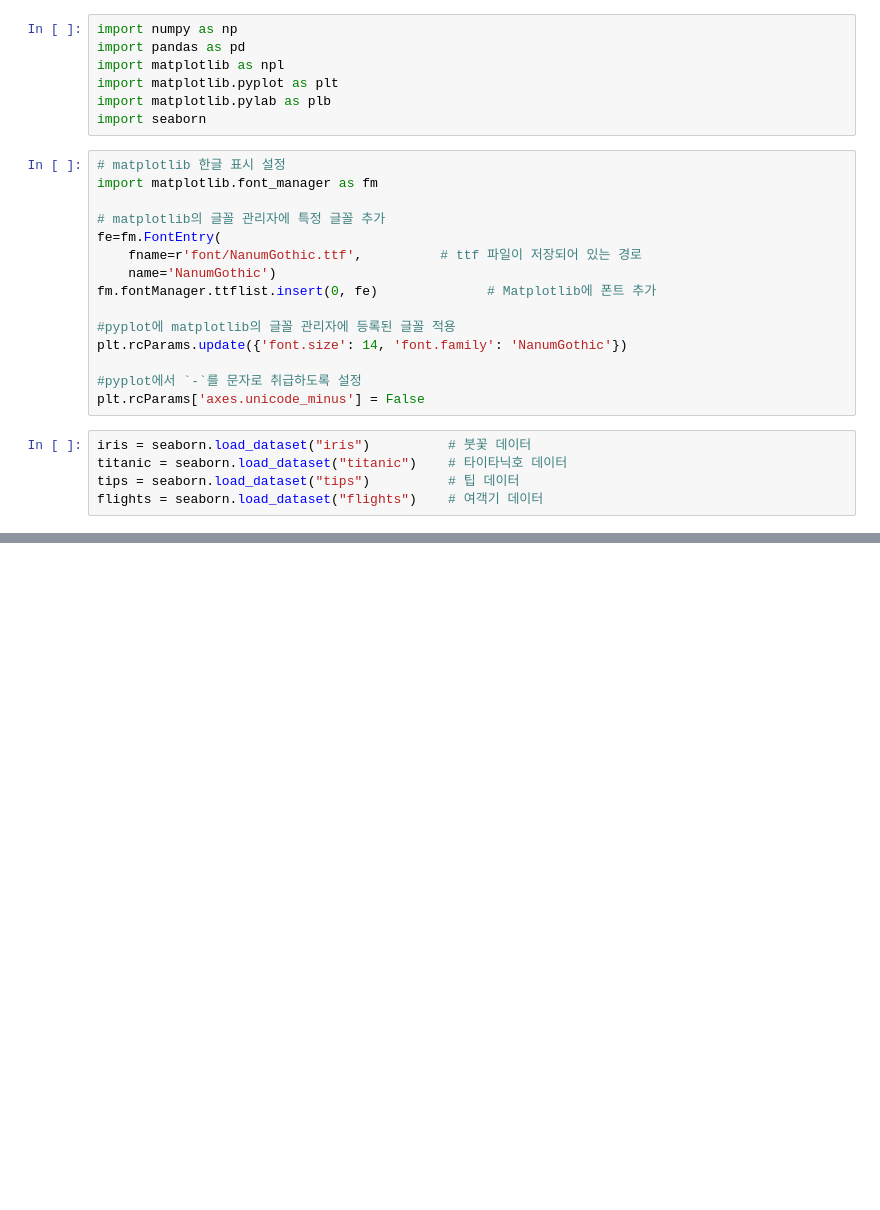
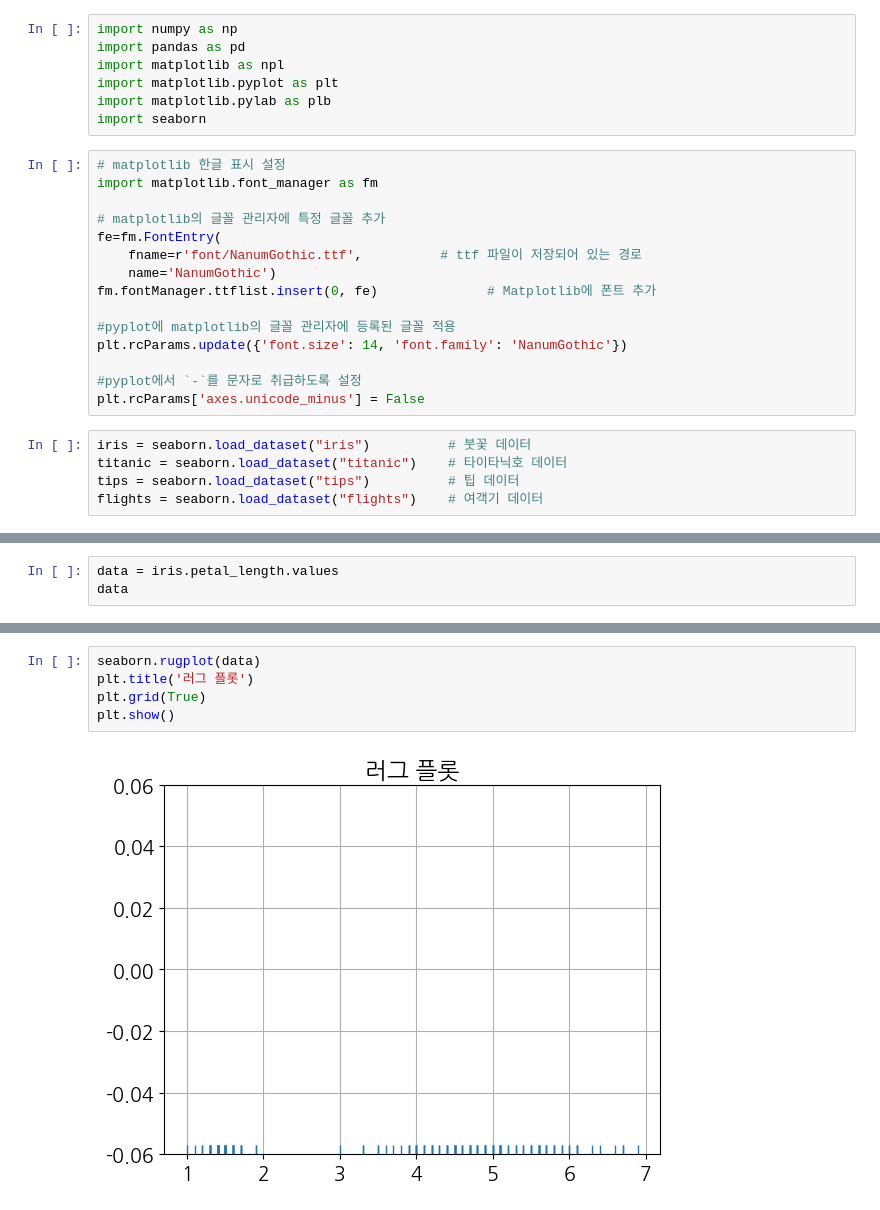
Before and after one commit to devKMC/python, a Jupyter notebook: matplotlib_visualize_data/matplotlib_example.ipynb, the cells around one changed output, grey strips where cells are left out. Cells and saved outputs as stored; diff of their text form; blank space fills up the shorter version.

```diff
--- a/matplotlib_visualize_data/matplotlib_example.ipynb
+++ b/matplotlib_visualize_data/matplotlib_example.ipynb
@@ -27,0 +39,3 @@ flights = seaborn.load_dataset("flights")    # 여객기 데이터
+# %%
+data = iris.petal_length.values
+data
@@ -27,0 +55,7 @@ flights = seaborn.load_dataset("flights")    # 여객기 데이터
+# %%
+seaborn.rugplot(data)
+plt.title('러그 플롯')
+plt.grid(True)
+plt.show()
+# %% [output]
+[figure, added]
```
Also changed, not shown: parts of 18 cells of this notebook.
